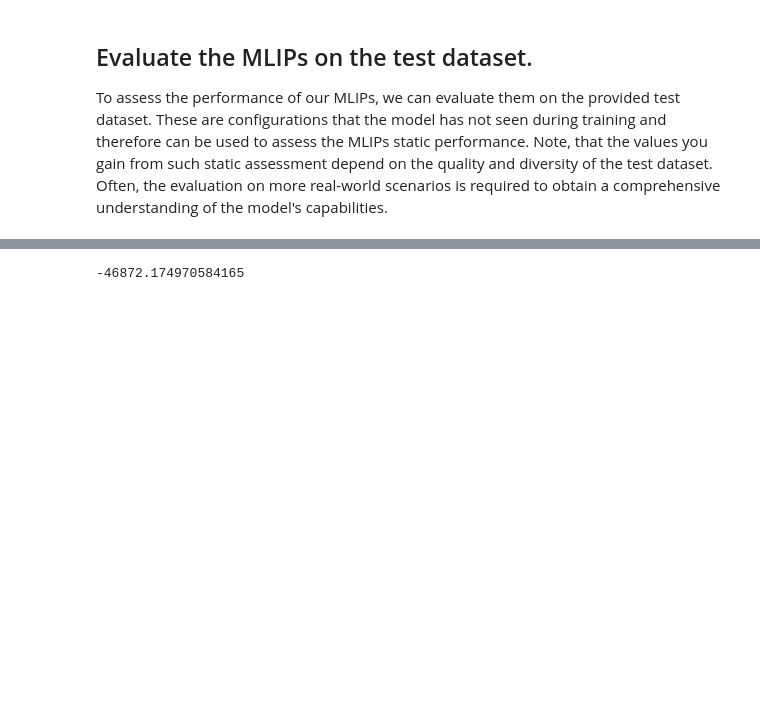
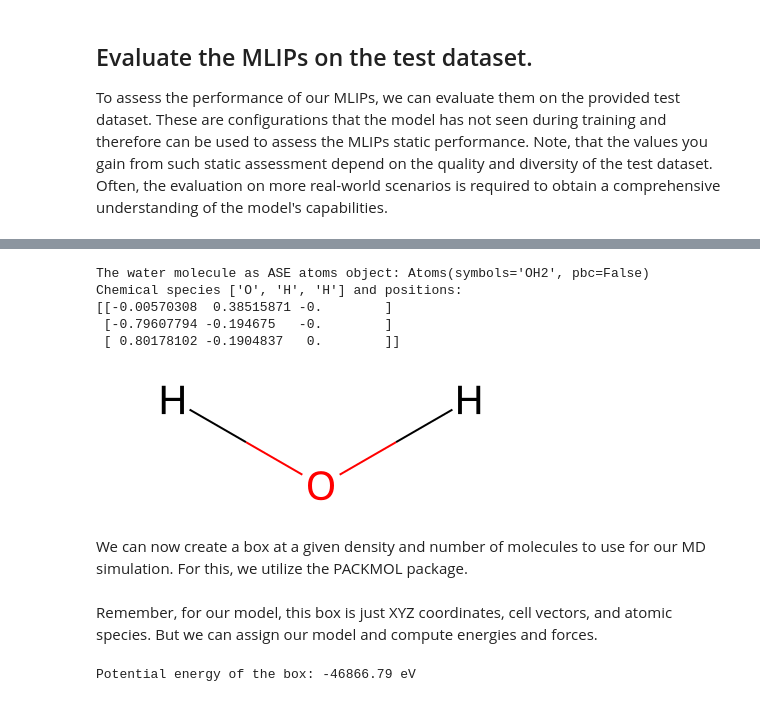
Before and after one commit to PythonFZ/2025-espresso-water, a Jupyter notebook: tutorial.ipynb, the cells around one changed output, grey strips where cells are left out. Saved outputs shown, nothing was run; the diff lists cells and outputs as text; code cells hidden in the pictures; blank space fills up the shorter version.

```diff
--- a/tutorial.ipynb
+++ b/tutorial.ipynb
@@ -207,11 +350,28 @@ Text(0, 0.5, 'Predicted Forces / $\\mathrm{eV \\cdot \\mathrm{\\AA}^{-1}}$')
 # %%
 water = rdkit2ase.smiles2conformers("O", numConfs=100)
+print(f"The water molecule as ASE atoms object: {water[0]}")
+print(f"Chemical species {water[0].get_chemical_symbols()} and positions: \n{water[0].get_positions()}")
+rdkit2ase.ase2rdkit(water[0])
+# %% [output]
+The water molecule as ASE atoms object: Atoms(symbols='OH2', pbc=False)
+Chemical species ['O', 'H', 'H'] and positions:
+[[-0.00570308  0.38515871 -0.        ]
+ [-0.79607794 -0.194675   -0.        ]
+ [ 0.80178102 -0.1904837   0.        ]]
+[figure, added]
+# %% [markdown]
+We can now create a box at a given density and number of molecules to use for our MD simulation.
+For this, we utilize the PACKMOL package.
 # %%
 box = rdkit2ase.pack([water], counts=[100], density=997, packmol="/data/fzills/tools/packmol-20.15.1/packmol")
+# %% [markdown]
+Remember, for our model, this box is just XYZ coordinates, cell vectors, and atomic species.
+But we can assign our model and compute energies and forces.
 # %%
 box.calc = calc
 # %%
-box.get_potential_energy()
+energy = box.get_potential_energy() * ureg.eV
+print(f"Potential energy of the box: {energy:.2f~P}")
 # %% [output]
--46872.174970584165
+Potential energy of the box: -46866.79 eV
 # %%
```
Also changed, not shown: parts of 23 cells of this notebook, 3 other files.
